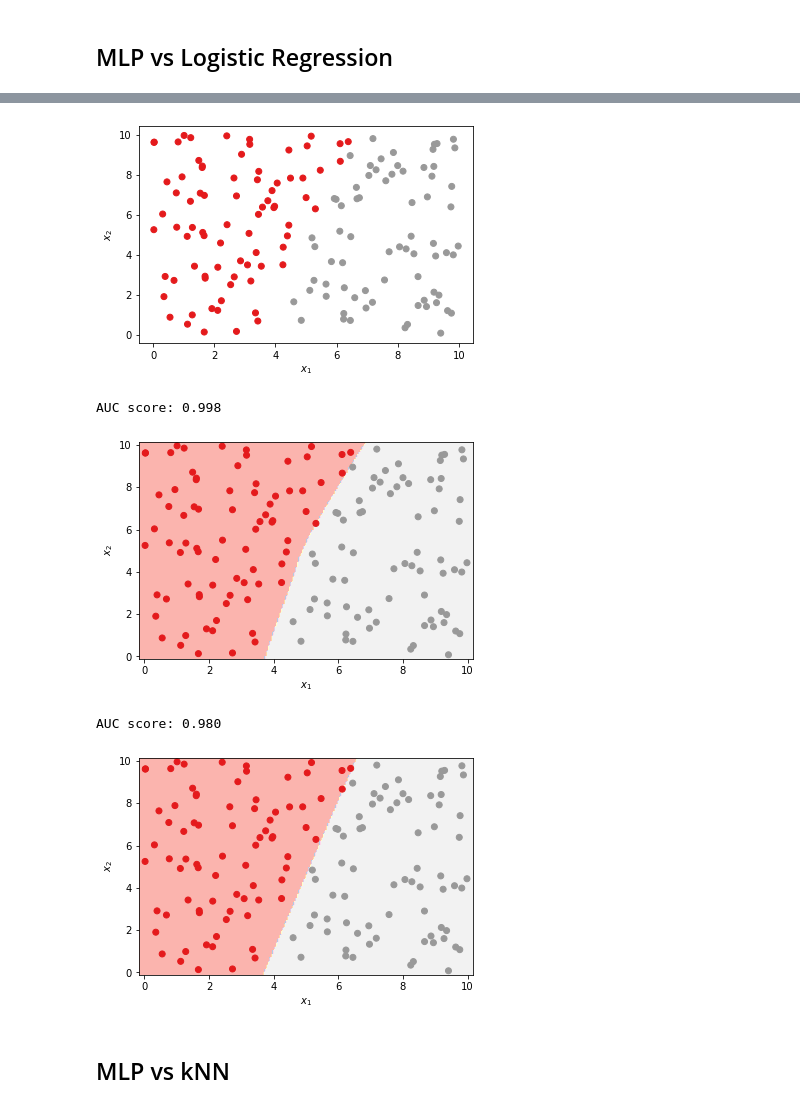
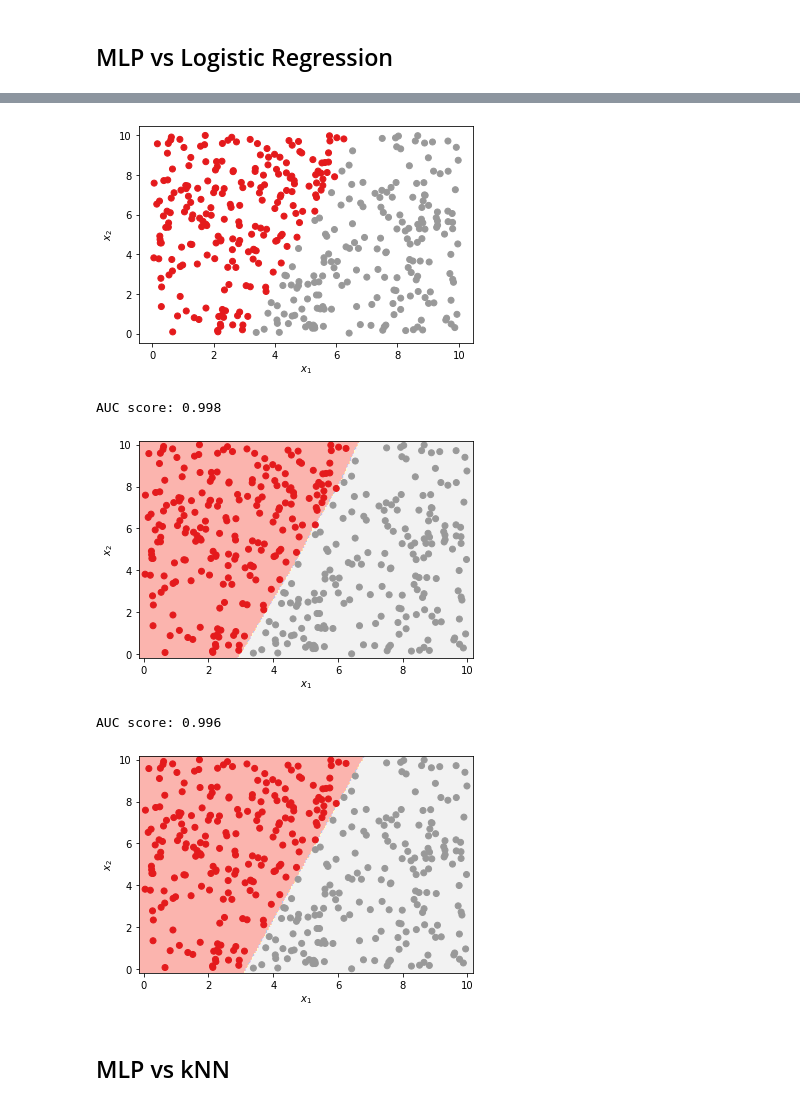
Before and after one commit to MBorgesT/ML_Assignment, a Jupyter notebook: matheus_draft.ipynb, the cells around one changed output, grey strips where cells are left out. Cells and saved outputs as stored; diff of their text form; code cells hidden in the pictures.

```diff
--- a/matheus_draft.ipynb
+++ b/matheus_draft.ipynb
@@ -24,6 +31,13 @@ def g_mlp():
         random_state=42
     )
 
+def g_mlp():
+    return datasets.make_moons(
+        n_samples=400,
+        noise=.14,
+        random_state=42
+    )
+
 X, y = g_mlp()
 plot_2d(X, y)
 # %% [output]
@@ -50,17 +66,17 @@ The classifier boundary can't be plotted because the dataset has more than 2 dim
 # %%
 def g_lr():
-    def classify(x, y):
-        func = 3 * x - 10
-        return int(func / y > 1) # 1 or 0 as label
+    def classify(x1, x2):
+        func = 3 * x1 - 10
+        return int(func / x2 > 1) # 1 or 0 as label
 
-    X = np.random.rand(150, 2) * 10
-    y = np.asarray([classify(x, y) for x, y in X])
+    X = np.random.rand(400, 2) * 10
+    y = np.asarray([classify(x1, x2) for x1, x2 in X])
     return X, y
 
 X, y = g_lr()
 plot_2d(X, y)
 # %% [output]
-[figure, old version]
+[figure, new version]
 # %%
 mlp = MLPClassifier(
     hidden_layer_sizes=(32, 16, 8),
@@ -71,13 +87,13 @@ mlp = MLPClassifier(
 test_model_with_standard_scaler(mlp, X, y)
 # %% [output]
 AUC score: 0.998
-[figure, old version]
+[figure, new version]
 # %%
 lr = LogisticRegression(max_iter=1000)
 test_model(lr, X, y)
 # %% [output]
-AUC score: 0.980
+AUC score: 0.996
-[figure, old version]
+[figure, new version]
 # %% [markdown]
 <h2>MLP vs kNN</h2>
 # %% [markdown]
```
Also changed, not shown: parts of 21 cells of this notebook, 2 other files.
